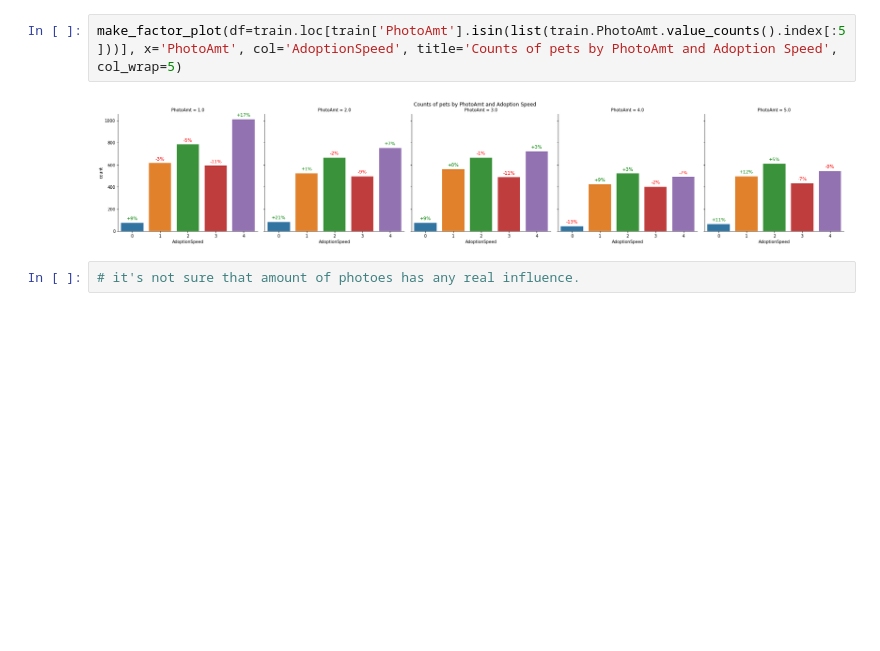
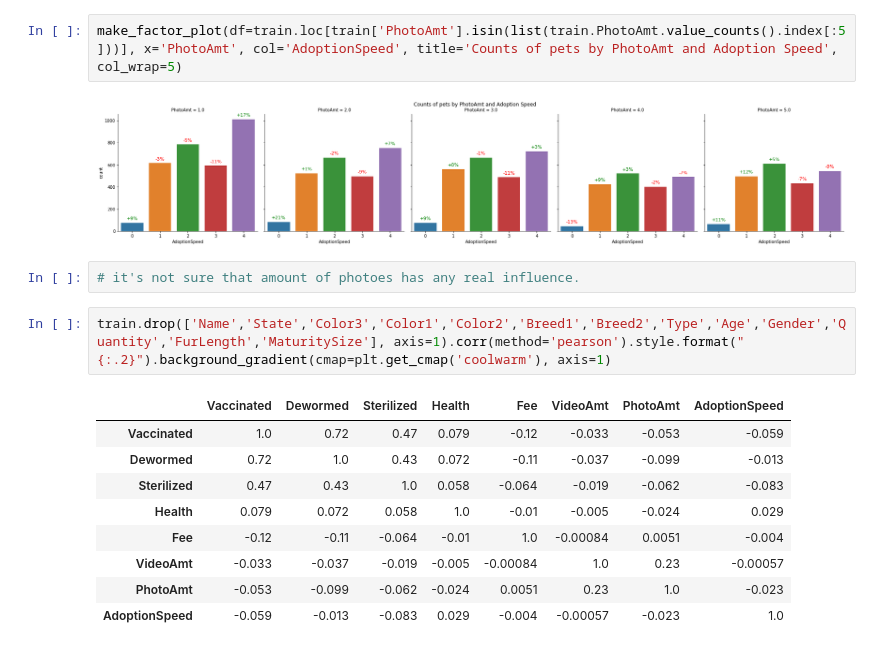
Before and after one commit to Loveker97/PetFinder, a Jupyter notebook: Name visualization.ipynb, the cells around one changed output. Drawn from its saved outputs; the diff is of its cells as text; blank space fills up the shorter version.

```diff
--- a/Name visualization.ipynb
+++ b/Name visualization.ipynb
@@ -289,3 +348,15 @@ make_factor_plot(df=train.loc[train['PhotoAmt'].isin(list(train.PhotoAmt.value_c
 [figure]
 # %%
 # it's not sure that amount of photoes has any real influence.
+# %%
+train.drop(['Name','State','Color3','Color1','Color2','Breed1','Breed2','Type','Age','Gender','Quantity','FurLength','MaturitySize'], axis=1).corr(method='pearson').style.format("{:.2}").background_gradient(cmap=plt.get_cmap('coolwarm'), axis=1)
+# %% [output]
+|  | Vaccinated | Dewormed | Sterilized | Health | Fee | VideoAmt | PhotoAmt | AdoptionSpeed |
+| Vaccinated | 1.0 | 0.72 | 0.47 | 0.079 | -0.12 | -0.033 | -0.053 | -0.059 |
+| Dewormed | 0.72 | 1.0 | 0.43 | 0.072 | -0.11 | -0.037 | -0.099 | -0.013 |
+| Sterilized | 0.47 | 0.43 | 1.0 | 0.058 | -0.064 | -0.019 | -0.062 | -0.083 |
+| Health | 0.079 | 0.072 | 0.058 | 1.0 | -0.01 | -0.005 | -0.024 | 0.029 |
+| Fee | -0.12 | -0.11 | -0.064 | -0.01 | 1.0 | -0.00084 | 0.0051 | -0.004 |
+| VideoAmt | -0.033 | -0.037 | -0.019 | -0.005 | -0.00084 | 1.0 | 0.23 | -0.00057 |
+| PhotoAmt | -0.053 | -0.099 | -0.062 | -0.024 | 0.0051 | 0.23 | 1.0 | -0.023 |
+| AdoptionSpeed | -0.059 | -0.013 | -0.083 | 0.029 | -0.004 | -0.00057 | -0.023 | 1.0 |
```
Also changed, not shown: parts of 8 cells of this notebook.
